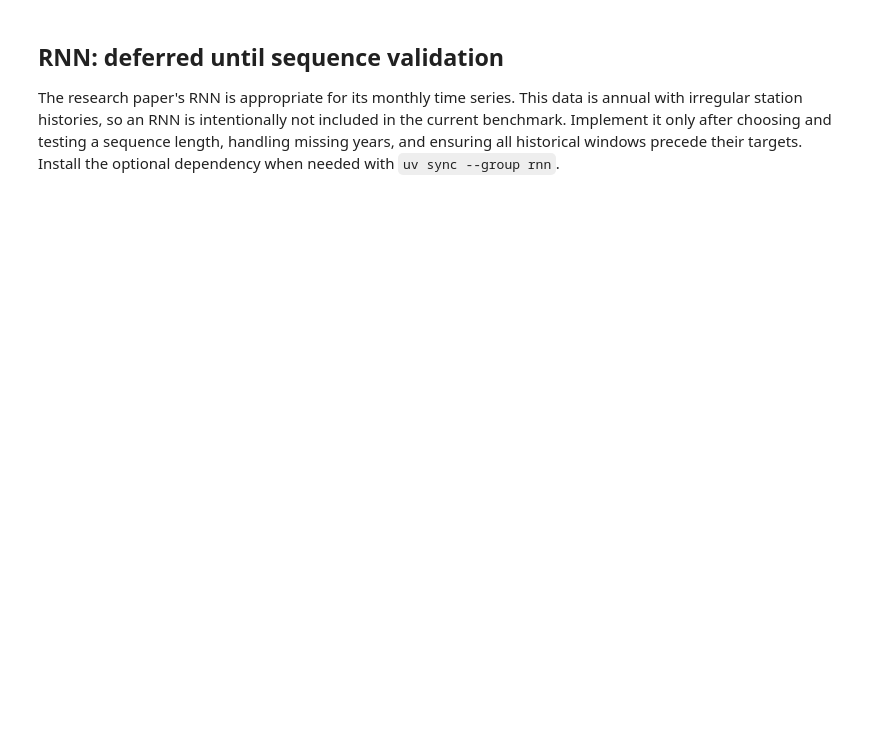
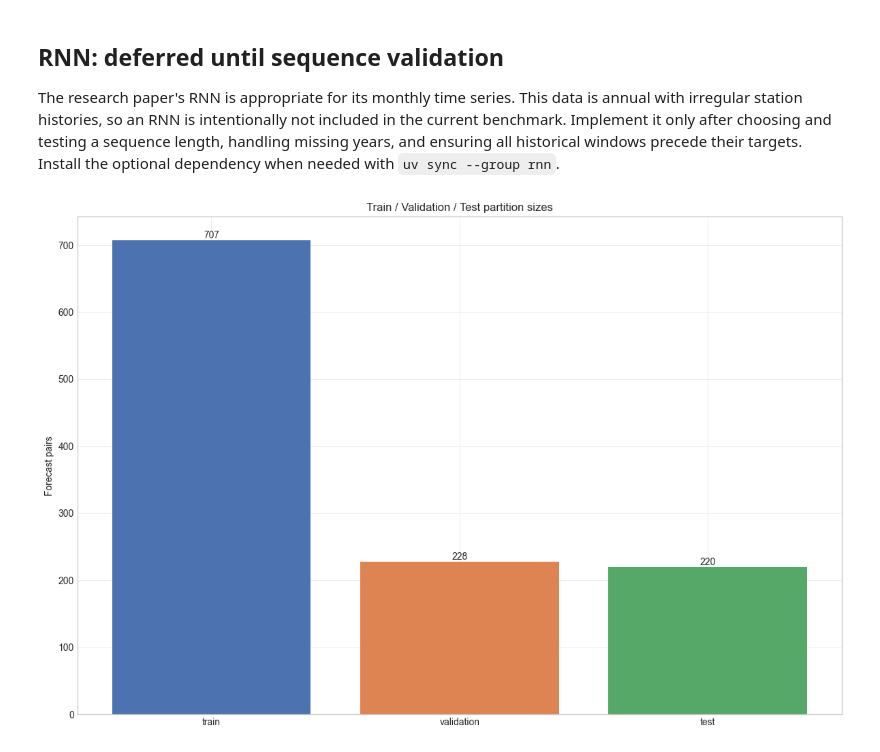
Before and after one commit to AP12genius/Water-Quality-App, a Jupyter notebook: main.ipynb, the cells around one changed output. Cells and saved outputs as stored; diff of their text form; code cells hidden in the pictures; blank space fills up the shorter version.

Commit message:
feat: add notebook, model code, and evaluation assets

```diff
--- a/main.ipynb
+++ b/main.ipynb
@@ -106,3 +127,22 @@ shap_output
 ## RNN: deferred until sequence validation
 
 The research paper's RNN is appropriate for its monthly time series. This data is annual with irregular station histories, so an RNN is intentionally not included in the current benchmark. Implement it only after choosing and testing a sequence length, handling missing years, and ensuring all historical windows precede their targets. Install the optional dependency when needed with `uv sync --group rnn`.
+# %%
+import matplotlib.pyplot as plt
+
+plt.style.use('seaborn-v0_8-whitegrid')
+
+# 1. Partition sizes — train/val/test split balance
+fig, ax = plt.subplots(figsize=(12, 8))
+partition_names = list(partitions.keys())
+partition_sizes = [len(p) for p in partitions.values()]
+ax.bar(partition_names, partition_sizes, color=['#4C72B0', '#DD8452', '#55A868'])
+ax.set_ylabel('Forecast pairs')
+ax.set_title('Train / Validation / Test partition sizes')
+for i, v in enumerate(partition_sizes):
+    ax.text(i, v, str(v), ha='center', va='bottom')
+plt.tight_layout()
+plt.savefig('assets/partition_sizes.png', dpi=150)
+plt.show()
+# %% [output]
+[figure, added]
```
Also changed, not shown: parts of 10 cells of this notebook, 7 other files.
